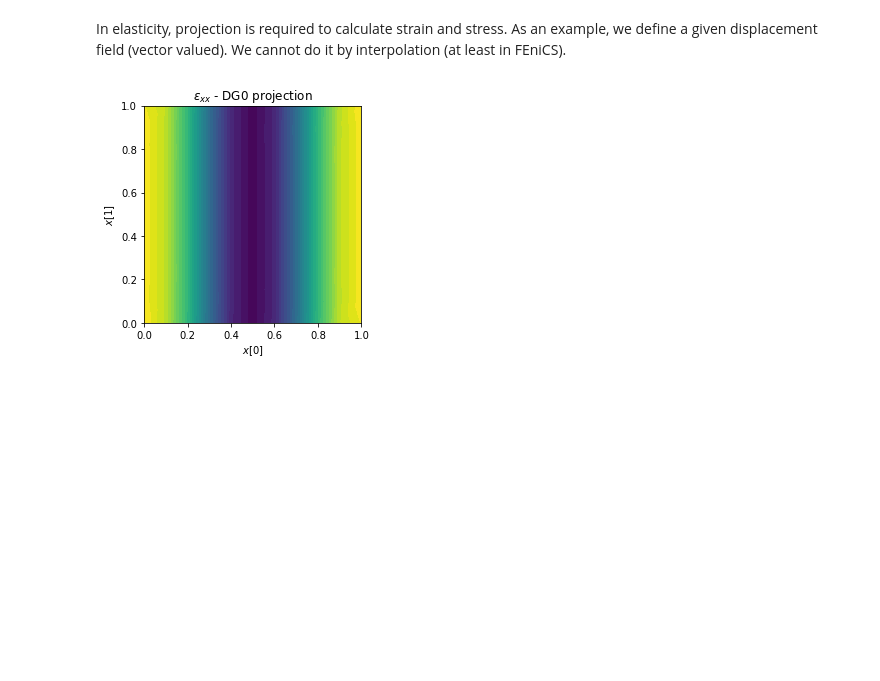
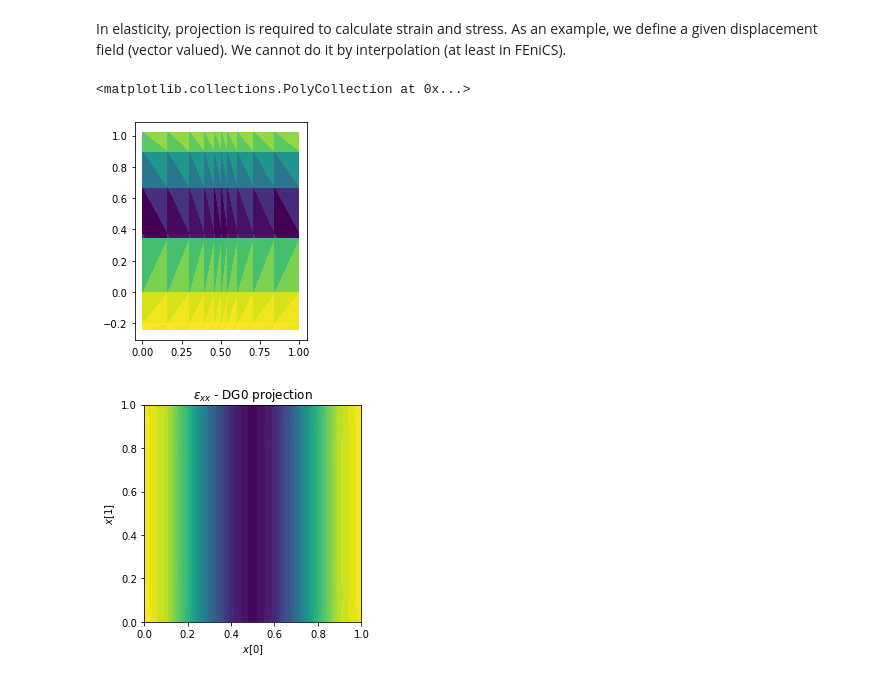
Before and after one commit to yanndaniel0027/MU5MES01-2020, a Jupyter notebook: 00-Intro/0.6-ProjectionInterpolation.ipynb, the cells around one changed output. Drawn from its saved outputs; the diff is of its cells as text; code cells hidden in the pictures; blank space fills up the shorter version.

```diff
--- a/00-Intro/0.6-ProjectionInterpolation.ipynb
+++ b/00-Intro/0.6-ProjectionInterpolation.ipynb
@@ -173,3 +204,8 @@ u = dolfin.interpolate(dolfin.Expression(("sin(2*pi*x[0])","cos(4*x[1])"),degree
+# %%
+dolfin.plot(u, mode="displacement")
+# %% [output]
+<matplotlib.collections.PolyCollection at 0x...>
+[figure, added]
 # %%
 P1_tens = dolfin.TensorFunctionSpace(mesh,"DG",0)
 strain = dolfin.project(dolfin.sym(dolfin.grad(u)),P1_tens)
```
Also changed, not shown: parts of 14 cells of this notebook.
